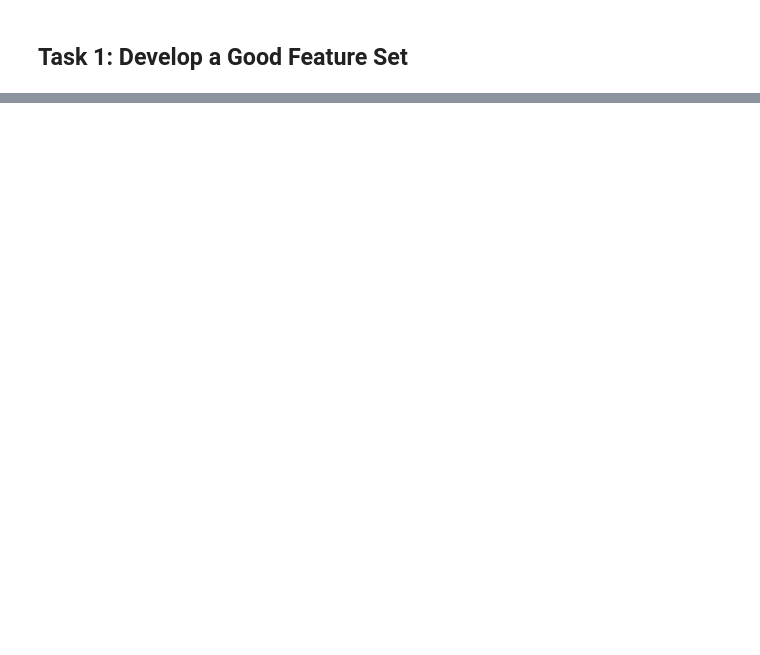
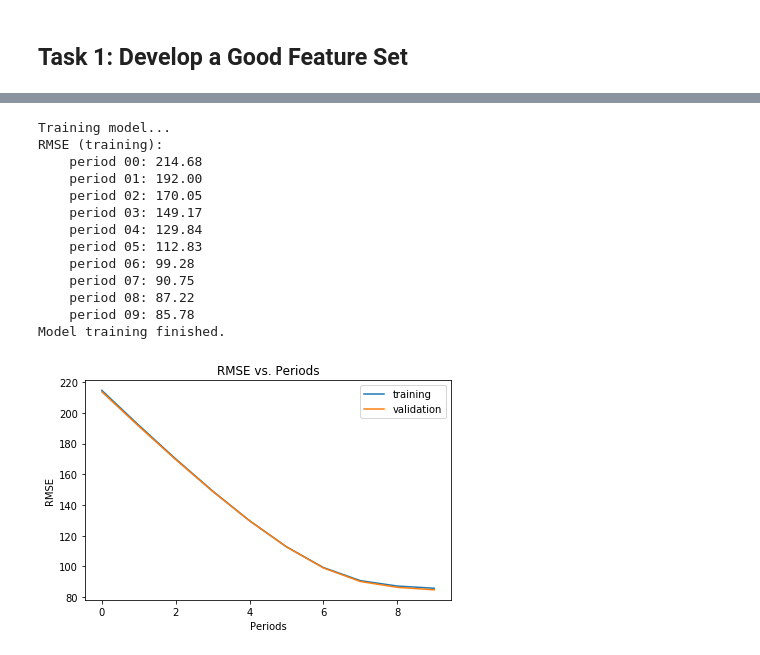
Before and after one commit to AustinSong/ml-crash-course, a Jupyter notebook: programming_exercises/Representation.ipynb, the cells around one changed output, grey strips where cells are left out. Cells and saved outputs as stored; diff of their text form; code cells hidden in the pictures; blank space fills up the shorter version.

```diff
--- a/programming_exercises/Representation.ipynb
+++ b/programming_exercises/Representation.ipynb
@@ -308,0 +316,37 @@ Model training finished.
+# %%
+def build_synth_col(source_df):
+
+    selected_examples = pd.DataFrame()
+    selected_examples['median_income'] = source_df['median_income']
+    selected_examples[new_feat] = source_df['latitude'] - 38.0
+    return selected_examples
+# %%
+def call_train_model(train_samples, validation_samples):
+    train_model(
+        learning_rate=.01,
+        steps=500,
+        batch_size=5,
+        training_examples=train_samples,
+        training_targets=training_targets,
+        validation_examples=validation_samples,
+        validation_targets=validation_targets)
+# %%
+selected_train_examples = build_synth_col(training_examples)
+selected_validation_examples = build_synth_col(validation_examples)
+# %%
+call_train_model(selected_train_examples, selected_validation_examples)
+# %% [output]
+Training model...
+RMSE (training):
+    period 00: 214.68
+    period 01: 192.00
+    period 02: 170.05
+    period 03: 149.17
+    period 04: 129.84
+    period 05: 112.83
+    period 06: 99.28
+    period 07: 90.75
+    period 08: 87.22
+    period 09: 85.78
+Model training finished.
+[figure, added]
```
Also changed, not shown: parts of 8 cells of this notebook.
